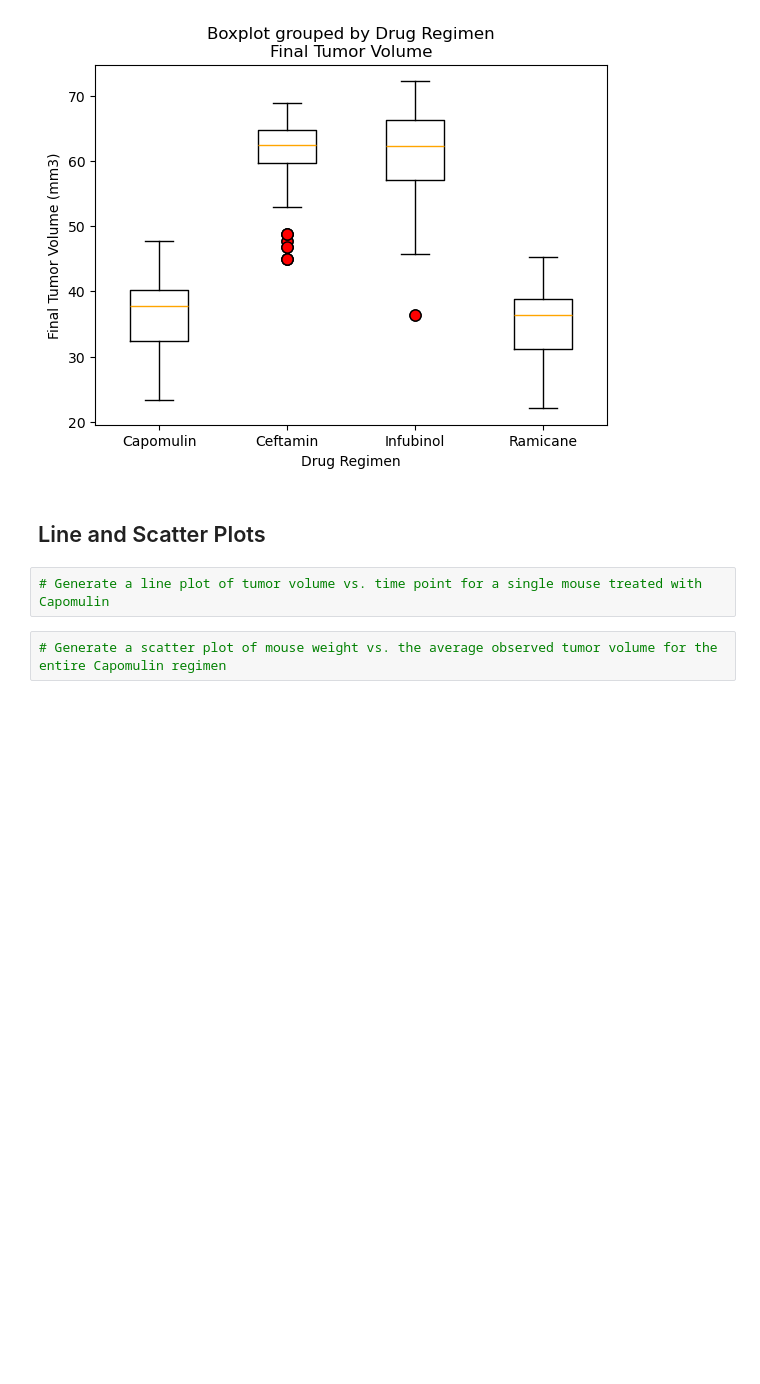
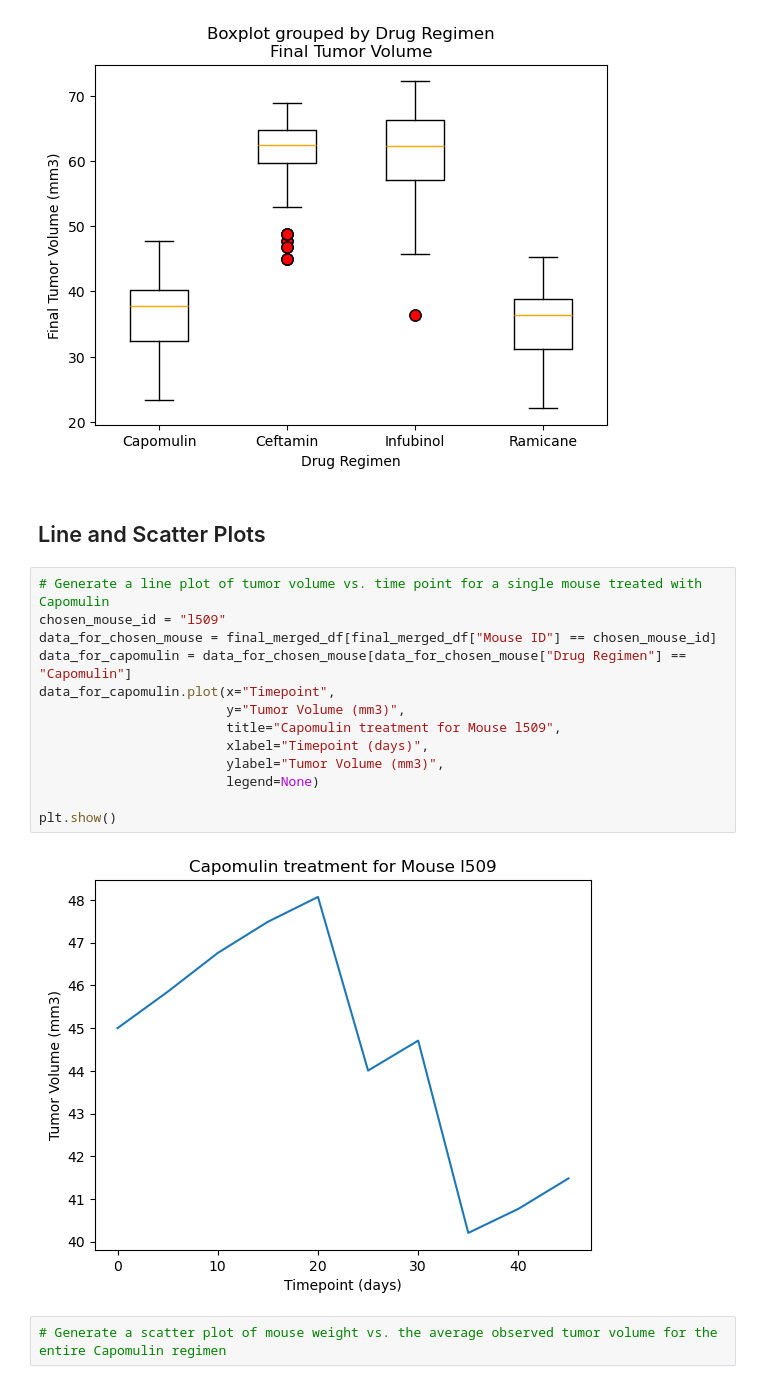
Before and after one commit to girishp/matplotlib-challenge, a Jupyter notebook: Pymaceuticals/pymaceuticals.ipynb, the cells around one changed output. Cells and saved outputs as stored; diff of their text form; blank space fills up the shorter version.

```diff
--- a/Pymaceuticals/pymaceuticals.ipynb
+++ b/Pymaceuticals/pymaceuticals.ipynb
@@ -285,6 +315,19 @@ plt.show()
 ## Line and Scatter Plots
 # %%
 # Generate a line plot of tumor volume vs. time point for a single mouse treated with Capomulin
+chosen_mouse_id = "l509"
+data_for_chosen_mouse = final_merged_df[final_merged_df["Mouse ID"] == chosen_mouse_id]
+data_for_capomulin = data_for_chosen_mouse[data_for_chosen_mouse["Drug Regimen"] == "Capomulin"]
+data_for_capomulin.plot(x="Timepoint",
+                        y="Tumor Volume (mm3)",
+                        title="Capomulin treatment for Mouse l509",
+                        xlabel="Timepoint (days)",
+                        ylabel="Tumor Volume (mm3)",
+                        legend=None)
+
+plt.show()
+# %% [output]
+[figure, added]
 # %%
 # Generate a scatter plot of mouse weight vs. the average observed tumor volume for the entire Capomulin regimen
 # %% [markdown]
```
Also changed, not shown: parts of 3 cells of this notebook.
